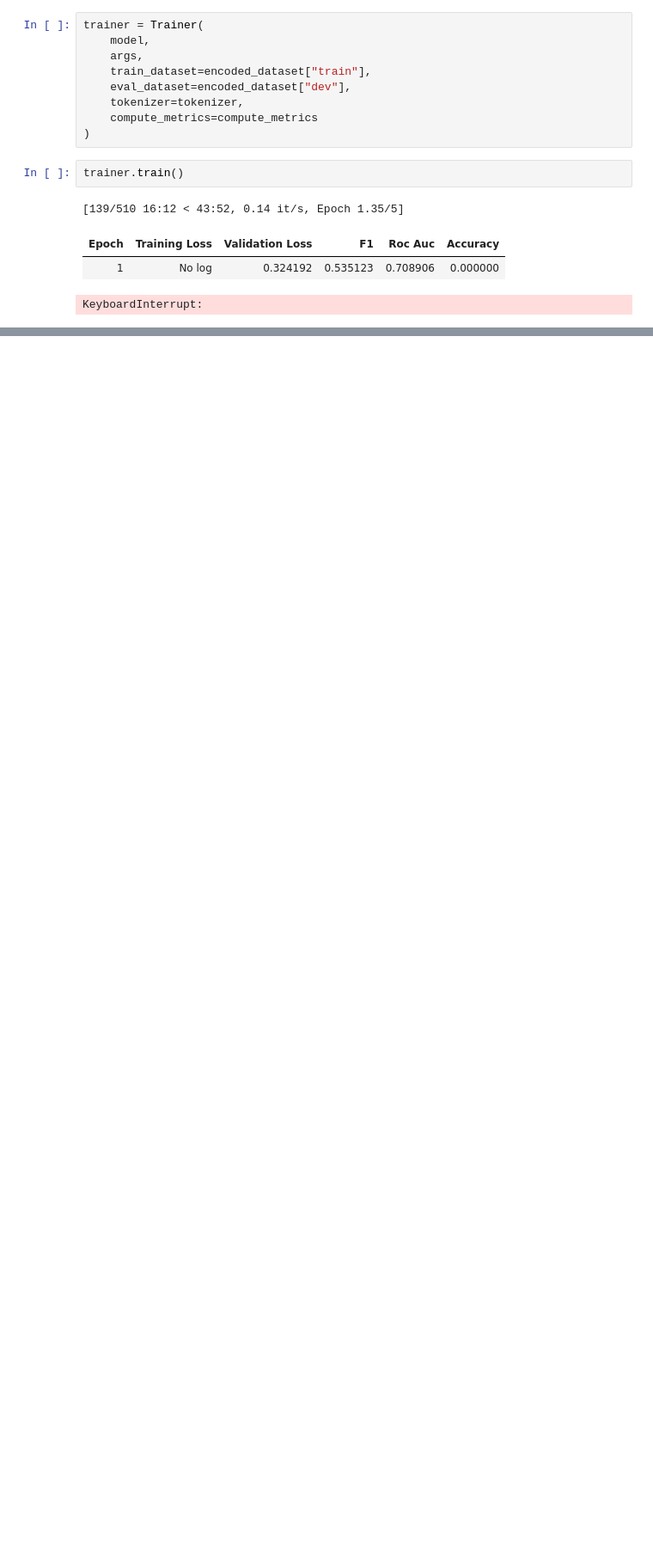
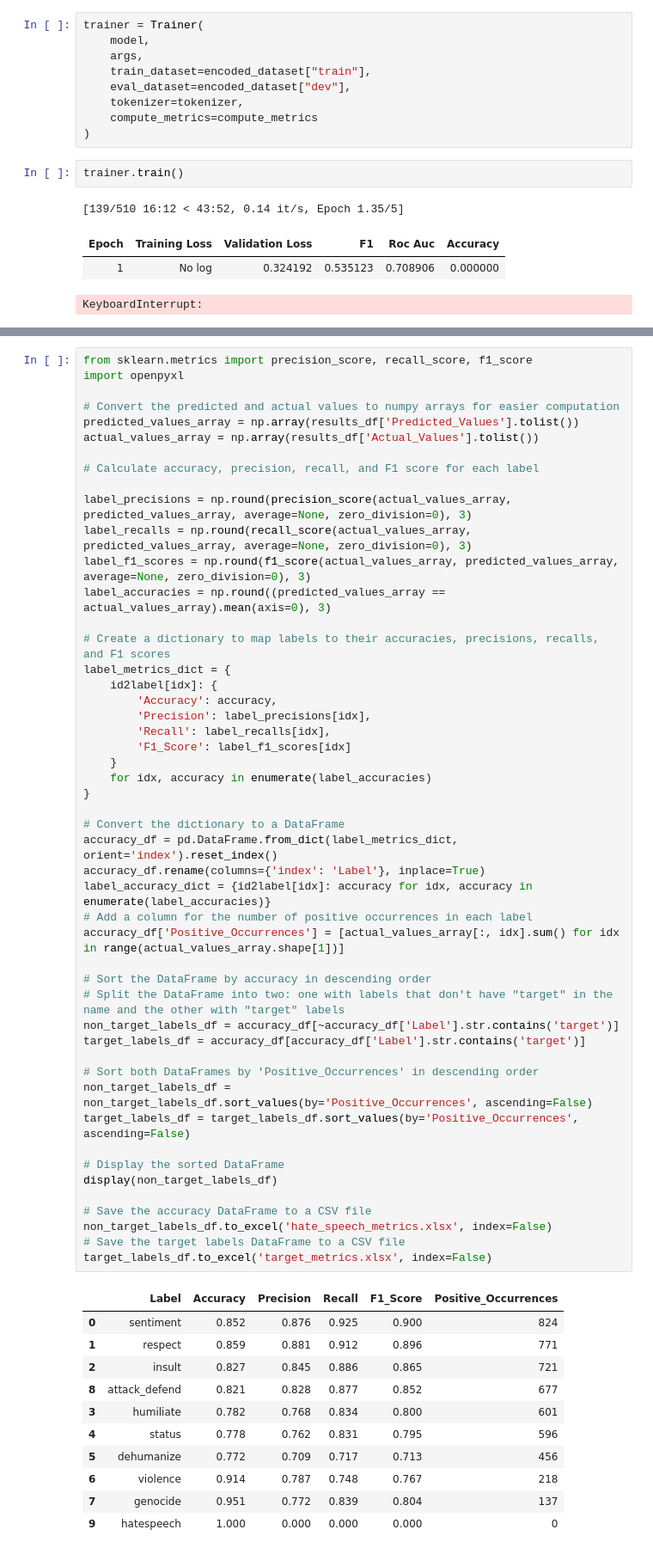
Before and after one commit to vikramv17/cs457-final-project, a Jupyter notebook: multi-class.ipynb, the cells around one changed output, grey strips where cells are left out. Shown: that part at 86% size. Drawn from its saved outputs; the diff is of its cells as text; blank space fills up the shorter version.

```diff
--- a/multi-class.ipynb
+++ b/multi-class.ipynb
@@ -344,0 +346,61 @@ display(results_df)
+# %%
+from sklearn.metrics import precision_score, recall_score, f1_score
+import openpyxl
+
+# Convert the predicted and actual values to numpy arrays for easier computation
+predicted_values_array = np.array(results_df['Predicted_Values'].tolist())
+actual_values_array = np.array(results_df['Actual_Values'].tolist())
+
+# Calculate accuracy, precision, recall, and F1 score for each label
+
+label_precisions = np.round(precision_score(actual_values_array, predicted_values_array, average=None, zero_division=0), 3)
+label_recalls = np.round(recall_score(actual_values_array, predicted_values_array, average=None, zero_division=0), 3)
+label_f1_scores = np.round(f1_score(actual_values_array, predicted_values_array, average=None, zero_division=0), 3)
+label_accuracies = np.round((predicted_values_array == actual_values_array).mean(axis=0), 3)
+
+# Create a dictionary to map labels to their accuracies, precisions, recalls, and F1 scores
+label_metrics_dict = {
+    id2label[idx]: {
+        'Accuracy': accuracy,
+        'Precision': label_precisions[idx],
+        'Recall': label_recalls[idx],
+        'F1_Score': label_f1_scores[idx]
+    }
+    for idx, accuracy in enumerate(label_accuracies)
+}
+
+# Convert the dictionary to a DataFrame
+accuracy_df = pd.DataFrame.from_dict(label_metrics_dict, orient='index').reset_index()
+accuracy_df.rename(columns={'index': 'Label'}, inplace=True)
+label_accuracy_dict = {id2label[idx]: accuracy for idx, accuracy in enumerate(label_accuracies)}
+# Add a column for the number of positive occurrences in each label
+accuracy_df['Positive_Occurrences'] = [actual_values_array[:, idx].sum() for idx in range(actual_values_array.shape[1])]
+
+# Sort the DataFrame by accuracy in descending order
+# Split the DataFrame into two: one with labels that don't have "target" in the name and the other with "target" labels
+non_target_labels_df = accuracy_df[~accuracy_df['Label'].str.contains('target')]
+target_labels_df = accuracy_df[accuracy_df['Label'].str.contains('target')]
+
+# Sort both DataFrames by 'Positive_Occurrences' in descending order
+non_target_labels_df = non_target_labels_df.sort_values(by='Positive_Occurrences', ascending=False)
+target_labels_df = target_labels_df.sort_values(by='Positive_Occurrences', ascending=False)
+
+# Display the sorted DataFrame
+display(non_target_labels_df)
+
+# Save the accuracy DataFrame to a CSV file
+non_target_labels_df.to_excel('hate_speech_metrics.xlsx', index=False)
+# Save the target labels DataFrame to a CSV file
+target_labels_df.to_excel('target_metrics.xlsx', index=False)
+# %% [output]
+|  | Label | Accuracy | Precision | Recall | F1_Score | Positive_Occurrences |
+| 0 | sentiment | 0.852 | 0.876 | 0.925 | 0.900 | 824 |
+| 1 | respect | 0.859 | 0.881 | 0.912 | 0.896 | 771 |
+| 2 | insult | 0.827 | 0.845 | 0.886 | 0.865 | 721 |
+| 8 | attack_defend | 0.821 | 0.828 | 0.877 | 0.852 | 677 |
+| 3 | humiliate | 0.782 | 0.768 | 0.834 | 0.800 | 601 |
+| 4 | status | 0.778 | 0.762 | 0.831 | 0.795 | 596 |
+| 5 | dehumanize | 0.772 | 0.709 | 0.717 | 0.713 | 456 |
+| 6 | violence | 0.914 | 0.787 | 0.748 | 0.767 | 218 |
+| 7 | genocide | 0.951 | 0.772 | 0.839 | 0.804 | 137 |
+| 9 | hatespeech | 1.000 | 0.000 | 0.000 | 0.000 | 0 |
```
Also changed, not shown: parts of 16 cells of this notebook, 7 other files.
